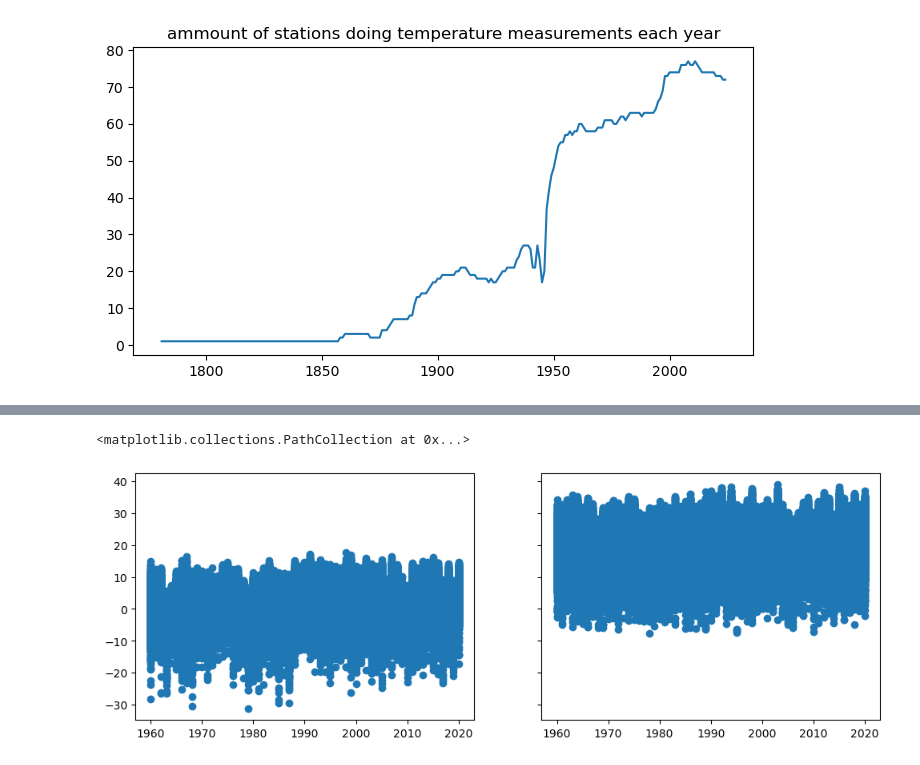
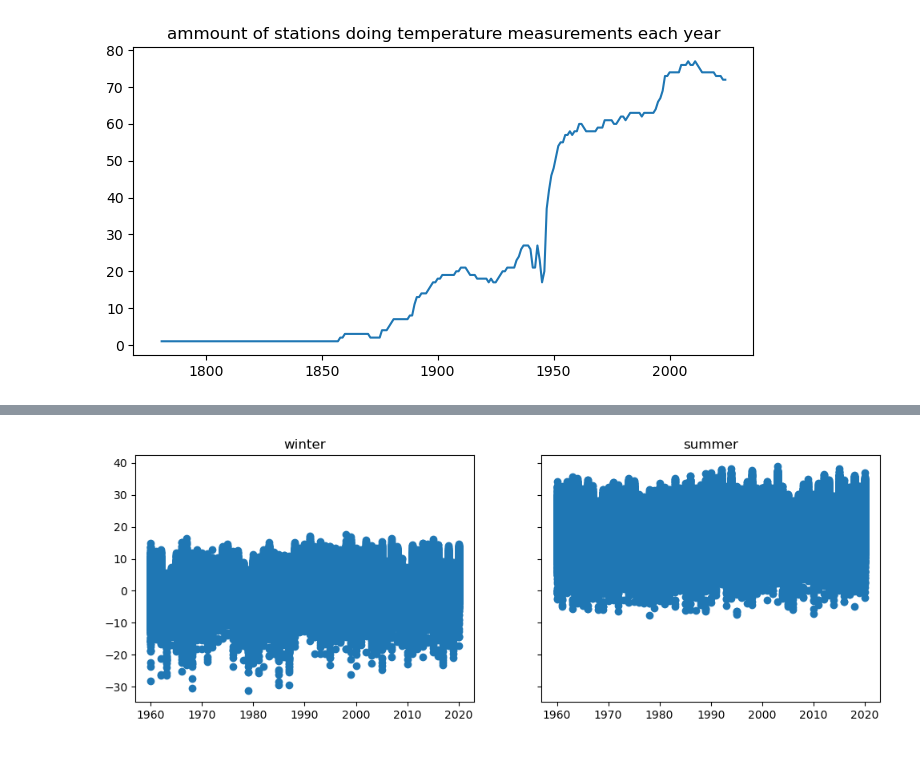
Before and after one commit to mak8427/data_visualization, a Jupyter notebook: problem-sheet-05/ex05_luis.ipynb, the cells around one changed output, grey strips where cells are left out. Cells and saved outputs as stored; diff of their text form; code cells hidden in the pictures.

```diff
--- a/problem-sheet-05/ex05_luis.ipynb
+++ b/problem-sheet-05/ex05_luis.ipynb
@@ -57,9 +82,10 @@ refrence
 # %%
 jan = refrence[refrence['month'] == 1]
 aug = refrence[refrence['month'] == 8]
 fig, ax = plt.subplots(1,2, figsize=(12,4), sharey=True)
 ax[0].scatter(jan['year'], jan['temp'])
+ax[0].set_title('winter')
 ax[1].scatter(aug['year'], aug['temp'])
+_ = ax[1].set_title('summer')
 # %% [output]
-<matplotlib.collections.PathCollection at 0x...>
-[figure, old version]
+[figure, new version]
```
Also changed, not shown: parts of 3 cells of this notebook.
